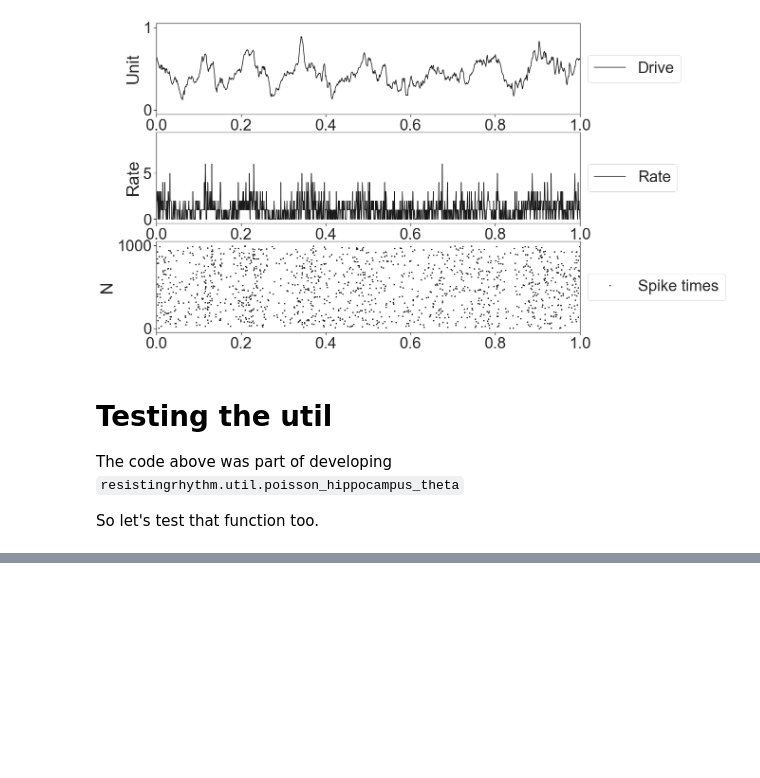
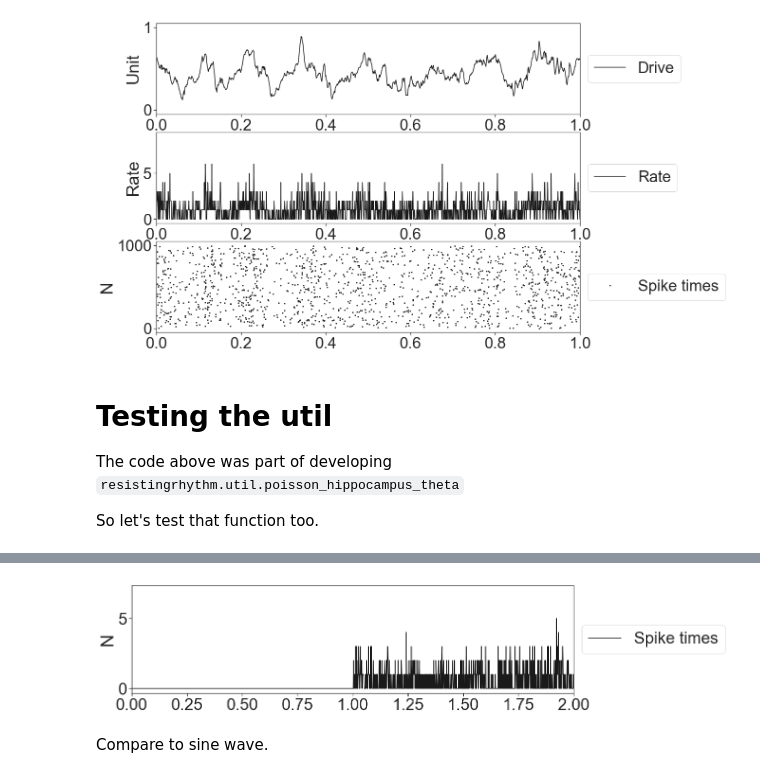
Before and after one commit to voytekresearch/resistingrhythm, a Jupyter notebook: resistingrhythm/ipynb/testing_real_theta.ipynb, the cells around one changed output, grey strips where cells are left out. Saved outputs shown, nothing was run; the diff lists cells and outputs as text; code cells hidden in the pictures; blank space fills up the shorter version.

Commit message:
Add sin plot w/ theta plots in testing notebook

```diff
--- a/resistingrhythm/ipynb/testing_real_theta.ipynb
+++ b/resistingrhythm/ipynb/testing_real_theta.ipynb
@@ -169,0 +168,13 @@ _ = ax.set_xlim(0, 20)
+# %%
+fig, ax = plt.subplots(1, figsize=(16, 4))
+_ = ax.plot(
+    fsutil.create_times(20, dt=1e-3)[1:],
+    fsutil.bin_times(ts, (0, 20), dt=1e-3)[1].flatten(),
+    markersize=2, color='k', label='Spike times')
+_ = ax.set_ylabel("N")
+_ = ax.legend(loc='center left', bbox_to_anchor=(1, 0.5))
+_ = ax.set_xlim(0, 2)
+# %% [output]
+[figure, added]
+# %% [markdown]
+Compare to sine wave.
```
Also changed, not shown: parts of 5 cells of this notebook.
